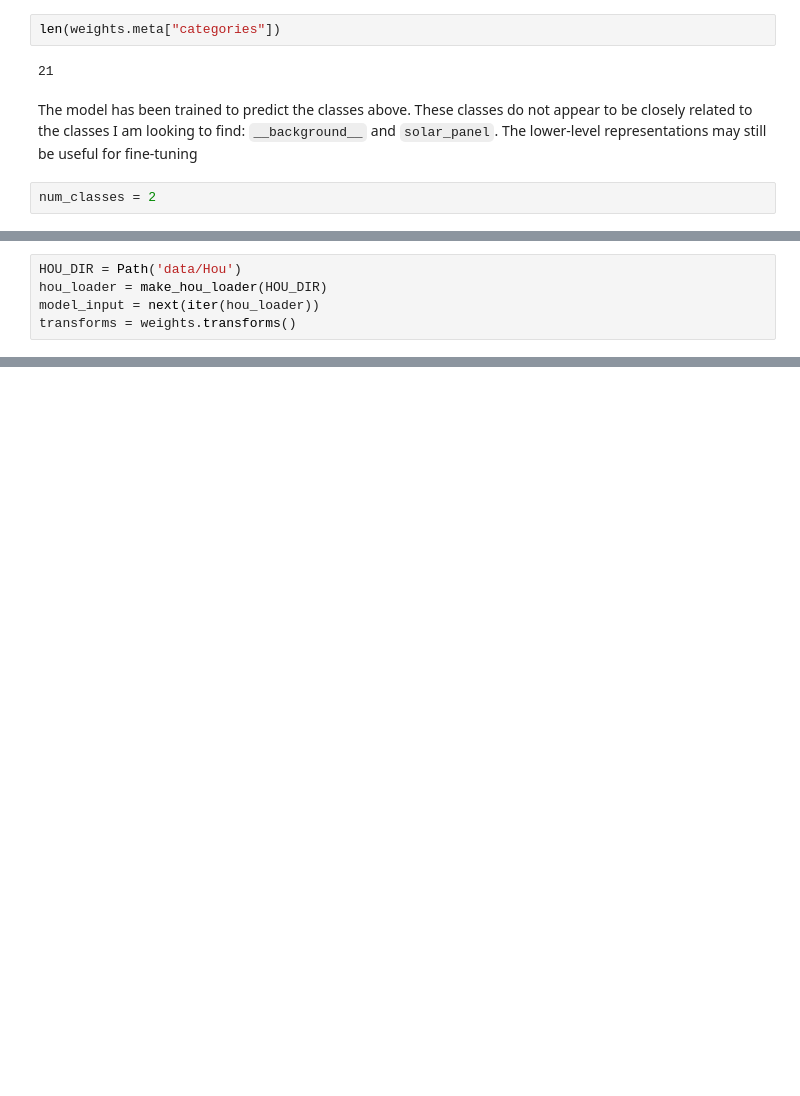
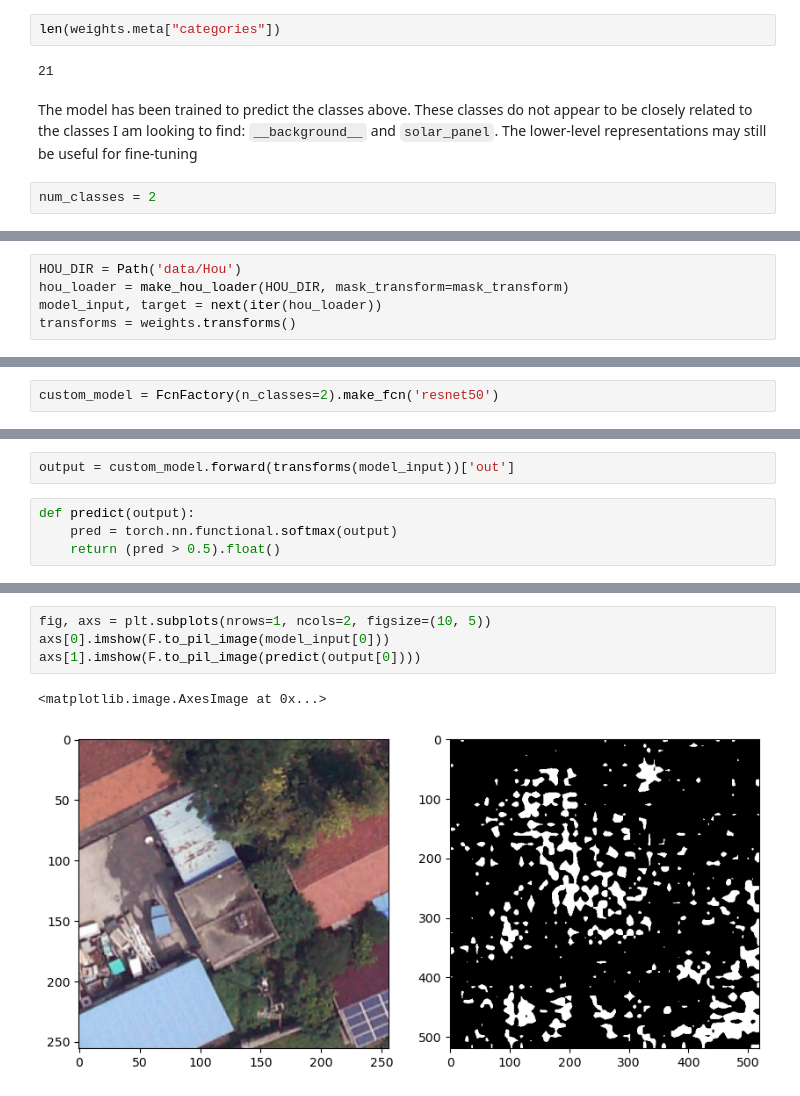
Before and after one commit to ADPriceless/TDA_FinalProject_Solar, a Jupyter notebook: model_exploration.ipynb, the cells around one changed output, grey strips where cells are left out. Cells and saved outputs as stored; diff of their text form; blank space fills up the shorter version.

```diff
--- a/model_exploration.ipynb
+++ b/model_exploration.ipynb
@@ -66,6 +80,6 @@ num_classes = 2
 # %%
 HOU_DIR = Path('data/Hou')
-hou_loader = make_hou_loader(HOU_DIR)
-model_input = next(iter(hou_loader))
+hou_loader = make_hou_loader(HOU_DIR, mask_transform=mask_transform)
+model_input, target = next(iter(hou_loader))
 transforms = weights.transforms()
 # %%
@@ -86,0 +116,2 @@ with SummaryWriter('runs/model_exploration_backbone') as writer:
+# %%
+custom_model = FcnFactory(n_classes=2).make_fcn('resnet50')
@@ -86,0 +177,6 @@ with SummaryWriter('runs/model_exploration_backbone') as writer:
+# %%
+output = custom_model.forward(transforms(model_input))['out']
+# %%
+def predict(output):
+    pred = torch.nn.functional.softmax(output)
+    return (pred > 0.5).float()
@@ -86,0 +203,7 @@ with SummaryWriter('runs/model_exploration_backbone') as writer:
+# %%
+fig, axs = plt.subplots(nrows=1, ncols=2, figsize=(10, 5))
+axs[0].imshow(F.to_pil_image(model_input[0]))
+axs[1].imshow(F.to_pil_image(predict(output[0])))
+# %% [output]
+<matplotlib.image.AxesImage at 0x...>
+[figure, added]
```
Also changed, not shown: parts of 23 cells of this notebook, 2 other files.
